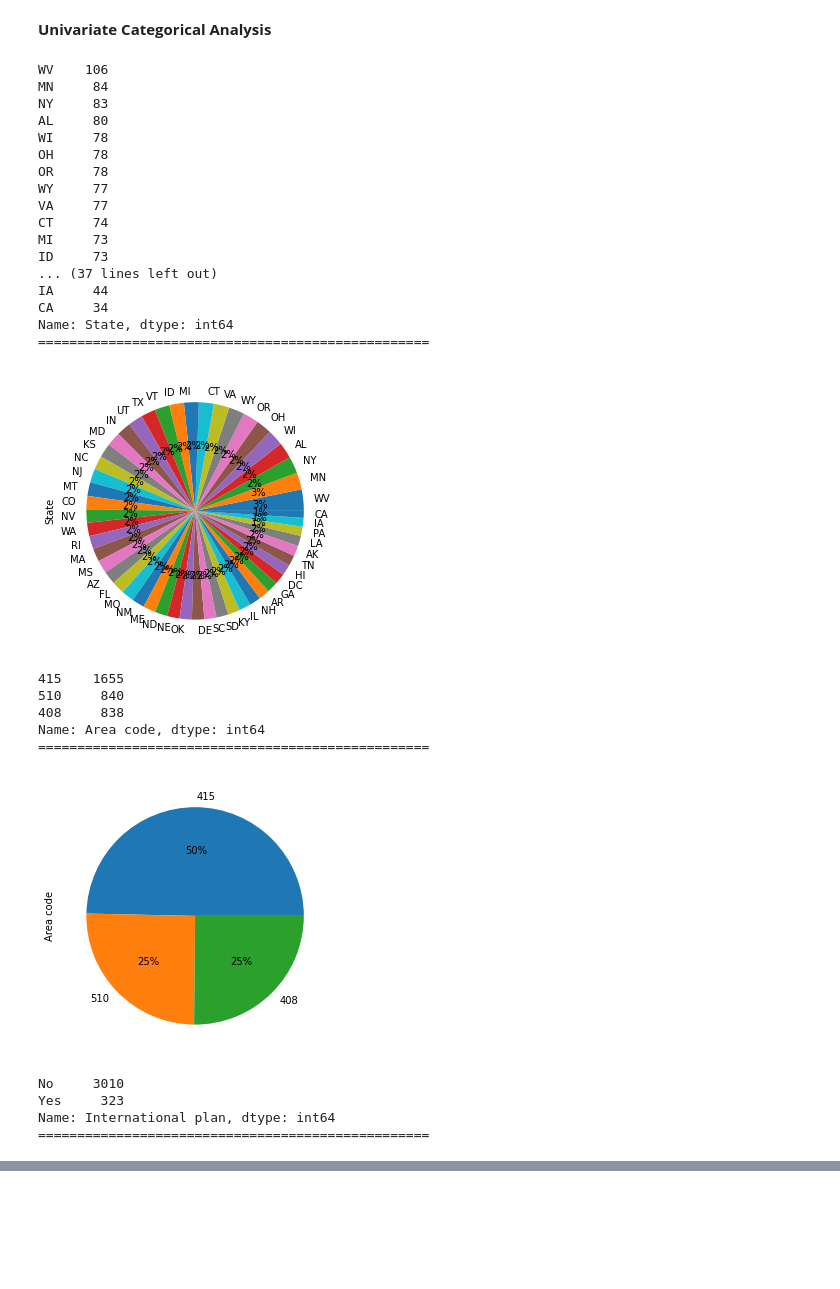
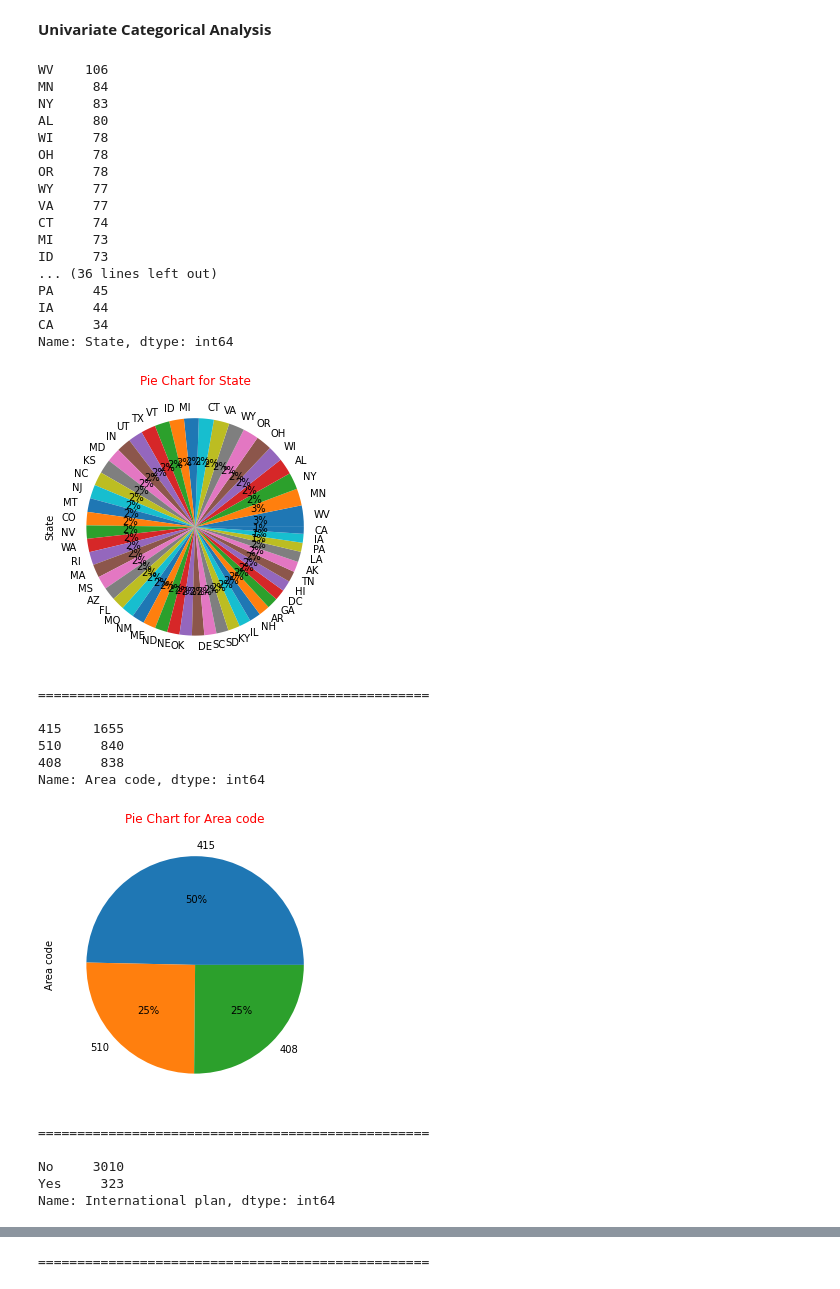
Before and after one commit to Ramesh9394/Portfolio_DS, a Jupyter notebook: Telecom_Churn_Analysis_Capstone_Project.ipynb, the cells around one changed output, grey strips where cells are left out. Drawn from its saved outputs; the diff is of its cells as text; code cells hidden in the pictures; blank space fills up the shorter version.

```diff
--- a/Telecom_Churn_Analysis_Capstone_Project.ipynb
+++ b/Telecom_Churn_Analysis_Capstone_Project.ipynb
@@ -143,40 +141,44 @@ Index(['Account length', 'Number vmail messages', 'Total day minutes',
 # %%
 # Check the value counts and pie chart
 for cols in cat_cols:
   # Value counts
   print(churn[cols].value_counts())
-  print("="*50)
 
   # Pie charts
   plt.figure(figsize=(12,5))
   churn[cols].value_counts().plot.pie(autopct = "%1.0f%%")
+  plt.title("Pie Chart for {}".format(cols), fontdict={'fontsize': 12, 'fontweight' : 5, 'color' : 'Red'})
   plt.show()
+
+  print("="*50,'\n')
 # %% [output]
 WV    106
 MN     84
 NY     83
 AL     80
 WI     78
 OH     78
 OR     78
 WY     77
 VA     77
 CT     74
 MI     73
 ID     73
-... (37 lines left out)
+... (36 lines left out)
+PA     45
 IA     44
 CA     34
 Name: State, dtype: int64
-==================================================
-[figure, old version]
+[figure, new version]
+==================================================
+
 415    1655
 510     840
 408     838
 Name: Area code, dtype: int64
-==================================================
-[figure, old version]
+[figure, new version]
+==================================================
+
 No     3010
 Yes     323
 Name: International plan, dtype: int64
-==================================================
@@ -189,2 +192,3 @@ Name: Voice mail plan, dtype: int64
+==================================================
 # %%
 # Lets explore state column again
```
Also changed, not shown: parts of 9 cells of this notebook.
